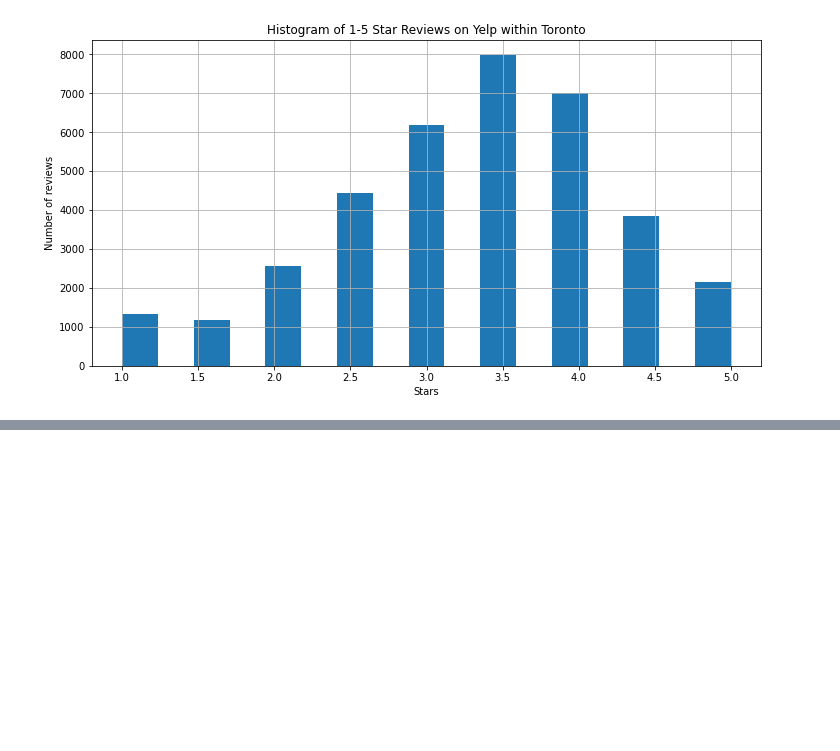
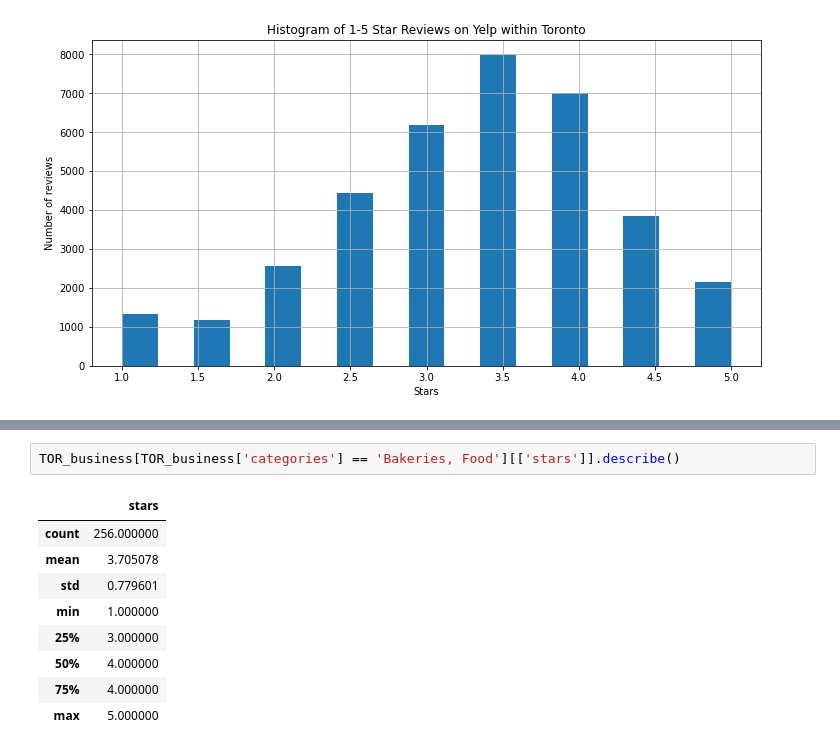
Before and after one commit to davidhintelmann/Yelp_Investigation, a Jupyter notebook: yelp.ipynb, the cells around one changed output, grey strips where cells are left out. Drawn from its saved outputs; the diff is of its cells as text; blank space fills up the shorter version.

```diff
--- a/yelp.ipynb
+++ b/yelp.ipynb
@@ -581,0 +614,12 @@ plt.ylabel('Number of reviews');
+# %%
+TOR_business[TOR_business['categories'] == 'Bakeries, Food'][['stars']].describe()
+# %% [output]
+|  | stars |
+| count | 256.000000 |
+| mean | 3.705078 |
+| std | 0.779601 |
+| min | 1.000000 |
+| 25% | 3.000000 |
+| 50% | 4.000000 |
+| 75% | 4.000000 |
+| max | 5.000000 |
```
Also changed, not shown: parts of 20 cells of this notebook.
